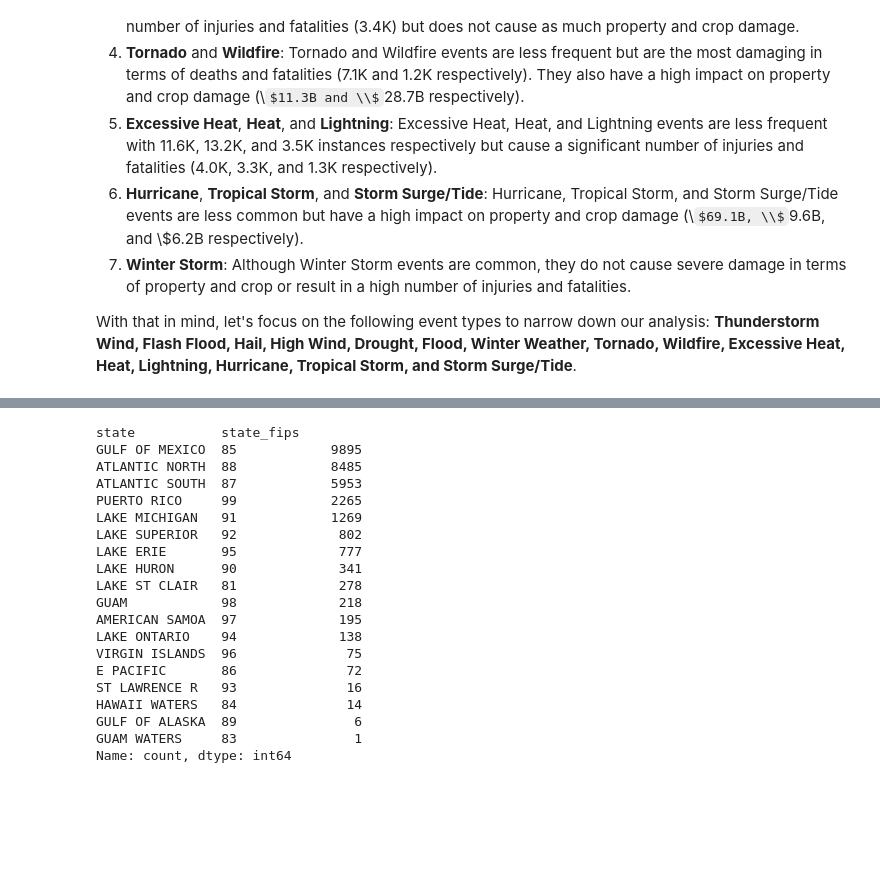
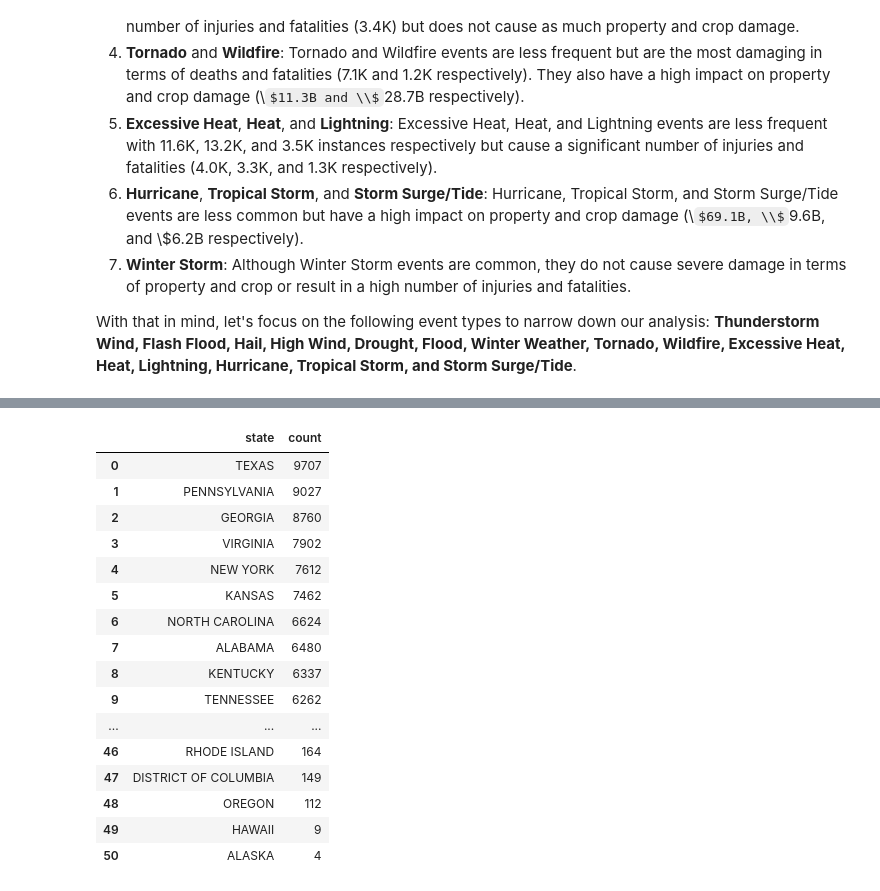
Before and after one commit to quiinthieu/us-storm-events, a Jupyter notebook: sample_part_1.ipynb, the cells around one changed output, grey strips where cells are left out. Saved outputs shown, nothing was run; the diff lists cells and outputs as text; code cells hidden in the pictures; some formulas as TeX source; blank space fills up the shorter version.

```diff
--- a/sample_part_1.ipynb
+++ b/sample_part_1.ipynb
@@ -830,25 +869,24 @@ fig.show()
 # %% [output]
 [interactive output not drawn]
-# %%
-df_details[df_details['state_abbrev'] == 'Not applicable'][['state', 'state_fips']].value_counts()
-# %% [output]
-state           state_fips
-GULF OF MEXICO  85            9895
-ATLANTIC NORTH  88            8485
-ATLANTIC SOUTH  87            5953
-PUERTO RICO     99            2265
-LAKE MICHIGAN   91            1269
-LAKE SUPERIOR   92             802
-LAKE ERIE       95             777
-LAKE HURON      90             341
-LAKE ST CLAIR   81             278
-GUAM            98             218
-AMERICAN SAMOA  97             195
-LAKE ONTARIO    94             138
-VIRGIN ISLANDS  96              75
-E PACIFIC       86              72
-ST LAWRENCE R   93              16
-HAWAII WATERS   84              14
-GULF OF ALASKA  89               6
-GUAM WATERS     83               1
-Name: count, dtype: int64
+# %%
+# Thunderstorm Wind events data
+thunderstorm_wind_events = get_event_data(data=focus_events_df, event_type='Thunderstorm Wind')
+thunderstorm_wind_events
+# %% [output]
+|  | state | count |
+| 0 | TEXAS | 9707 |
+| 1 | PENNSYLVANIA | 9027 |
+| 2 | GEORGIA | 8760 |
+| 3 | VIRGINIA | 7902 |
+| 4 | NEW YORK | 7612 |
+| 5 | KANSAS | 7462 |
+| 6 | NORTH CAROLINA | 6624 |
+| 7 | ALABAMA | 6480 |
+| 8 | KENTUCKY | 6337 |
+| 9 | TENNESSEE | 6262 |
+| ... | ... | ... |
+| 46 | RHODE ISLAND | 164 |
+| 47 | DISTRICT OF COLUMBIA | 149 |
+| 48 | OREGON | 112 |
+| 49 | HAWAII | 9 |
+| 50 | ALASKA | 4 |
```
Also changed, not shown: parts of 37 cells of this notebook.
